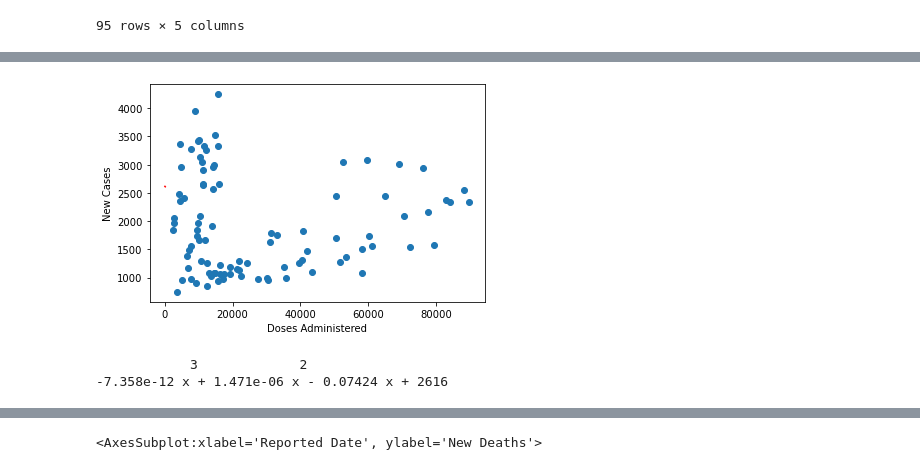
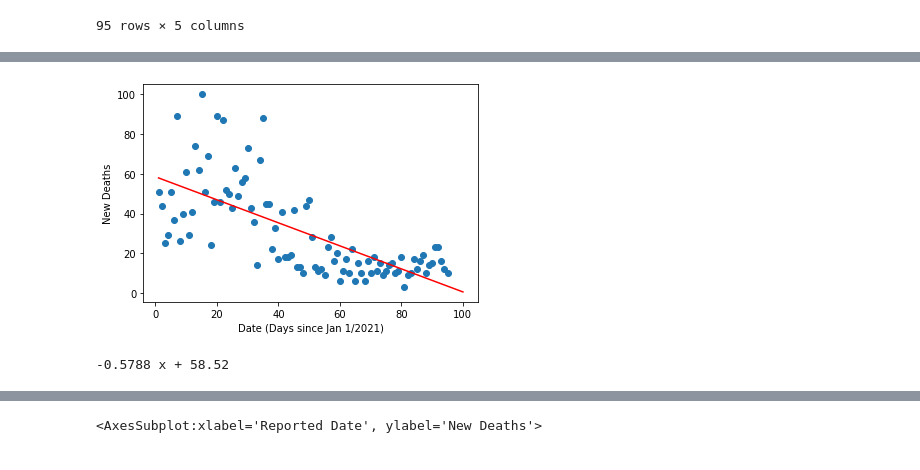
Before and after one commit to SVD6/SYSC-4906-Project, a Jupyter notebook: notebooks/covid-analysis.ipynb, the cells around one changed output, grey strips where cells are left out. Cells and saved outputs as stored; diff of their text form; code cells hidden in the pictures.

Commit message:
Finish variable vs date plots

```diff
--- a/notebooks/covid-analysis.ipynb
+++ b/notebooks/covid-analysis.ipynb
@@ -118,4 +113,0 @@ y = merged_df['New Cases']
-# %%
-id_var = merged_df.index
-merged_df["Id"] = id_var
-merged_df["Doses Administered"].corr(merged_df["New Deaths"])
@@ -135,0 +114,7 @@ plt.scatter(z, y)
+# %%
+# Initialize Individual Variables
+# x_dates = merged_df['Reported Date']
+x_dates = merged_df.index # Since 'Reported Date' is a String and we need this to be a numerical value, we simply create an index
+y_cases = merged_df['New Cases']
+y_deaths = merged_df['New Deaths']
+y_hospitalizations = merged_df['Number of patients hospitalized with COVID-19']
@@ -136,17 +144,16 @@ plt.scatter(z, y)
 # %%
-
-#polynomial fit with degree = 2
-model = np.poly1d(np.polyfit(x, y, 3))
+# Date vs New Deaths
+#polynomial fit with degree = 1
+model = np.poly1d(np.polyfit(x_dates, y_deaths, 1))
 
 #add fitted polynomial line to scatterplot
 polyline = np.linspace(1, 100, 50)
-plt.scatter(x, y)
-plt.xlabel("Doses Administered")
-plt.ylabel("New Cases")
+plt.scatter(x_dates, y_deaths)
+plt.xlabel("Date (Days since Jan 1/2021)")
+plt.ylabel("New Deaths")
 plt.plot(polyline, model(polyline), "r")
 plt.show()
 print(model)
 # %% [output]
-[figure, old version]
+[figure, new version]
-            3             2
--7.358e-12 x + 1.471e-06 x - 0.07424 x + 2616
+-0.5788 x + 58.52
```
Also changed, not shown: parts of 6 cells of this notebook.
